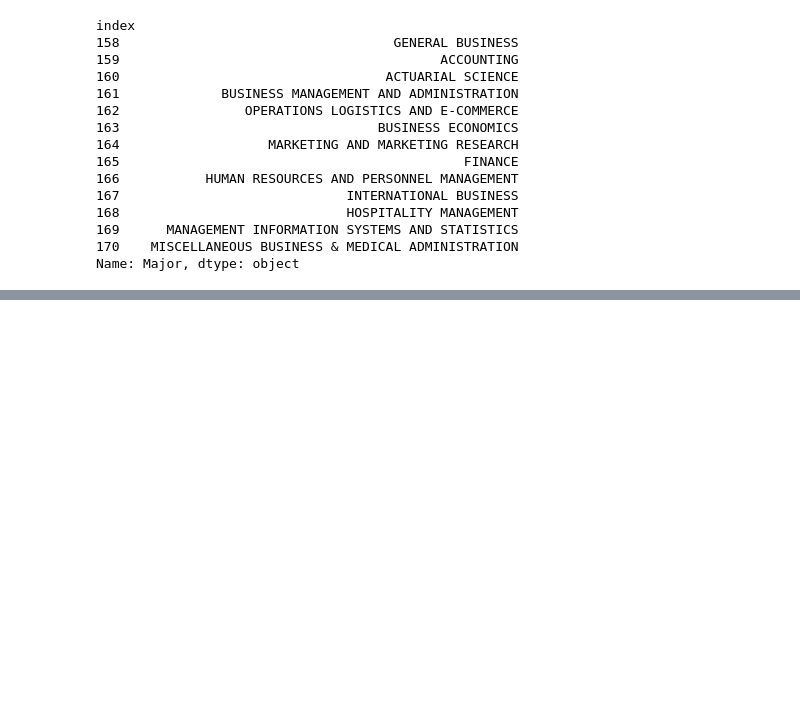
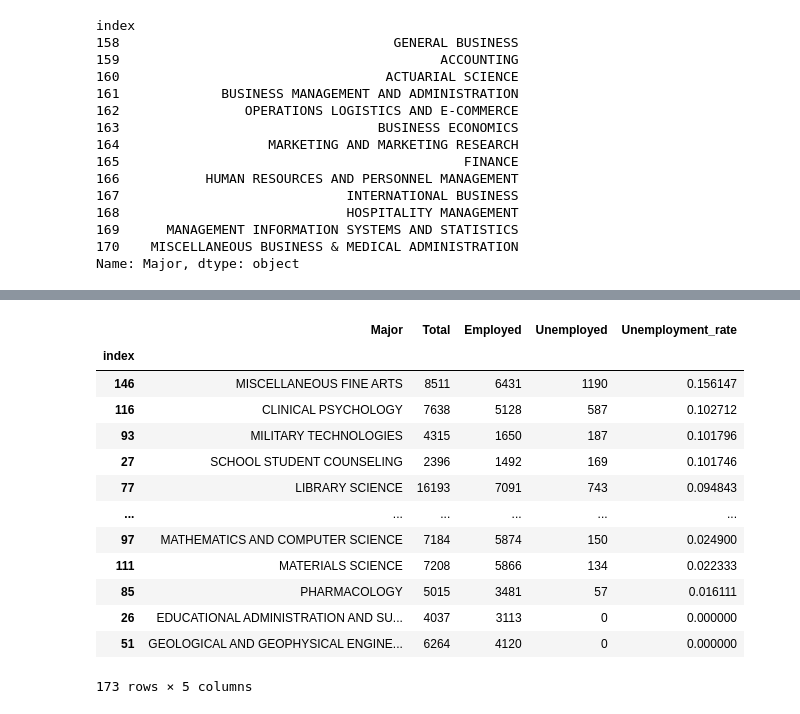
Before and after one commit to volfs01/College-Majors-and-their-Graduates_app, a Jupyter notebook: College-Majors-and-their-Graduates_app.ipynb, the cells around one changed output, grey strips where cells are left out. Cells and saved outputs as stored; diff of their text form; code cells hidden in the pictures; blank space fills up the shorter version.

```diff
--- a/College-Majors-and-their-Graduates_app.ipynb
+++ b/College-Majors-and-their-Graduates_app.ipynb
@@ -116,0 +136,17 @@ Name: Major, dtype: object
+# %%
+df_age.loc[ : , ['Major','Total','Employed','Unemployed','Unemployment_rate']].sort_values('Unemployment_rate' ,ascending= False)
+# %% [output]
+|  | Major | Total | Employed | Unemployed | Unemployment_rate |
+| index |  |  |  |  |  |
+| 146 | MISCELLANEOUS FINE ARTS | 8511 | 6431 | 1190 | 0.156147 |
+| 116 | CLINICAL PSYCHOLOGY | 7638 | 5128 | 587 | 0.102712 |
+| 93 | MILITARY TECHNOLOGIES | 4315 | 1650 | 187 | 0.101796 |
+| 27 | SCHOOL STUDENT COUNSELING | 2396 | 1492 | 169 | 0.101746 |
+| 77 | LIBRARY SCIENCE | 16193 | 7091 | 743 | 0.094843 |
+| ... | ... | ... | ... | ... | ... |
+| 97 | MATHEMATICS AND COMPUTER SCIENCE | 7184 | 5874 | 150 | 0.024900 |
+| 111 | MATERIALS SCIENCE | 7208 | 5866 | 134 | 0.022333 |
+| 85 | PHARMACOLOGY | 5015 | 3481 | 57 | 0.016111 |
+| 26 | EDUCATIONAL ADMINISTRATION AND SU... | 4037 | 3113 | 0 | 0.000000 |
+| 51 | GEOLOGICAL AND GEOPHYSICAL ENGINE... | 6264 | 4120 | 0 | 0.000000 |
+173 rows × 5 columns
```
Also changed, not shown: parts of 4 cells of this notebook.
